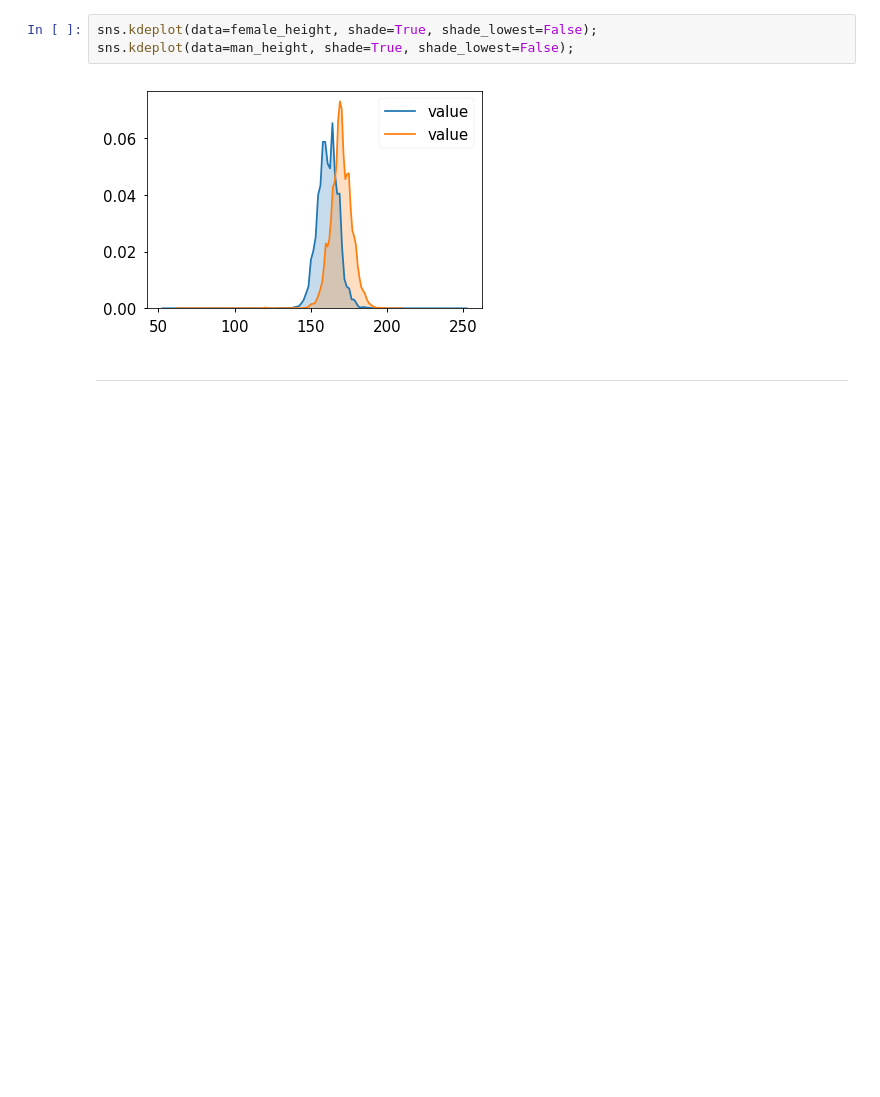
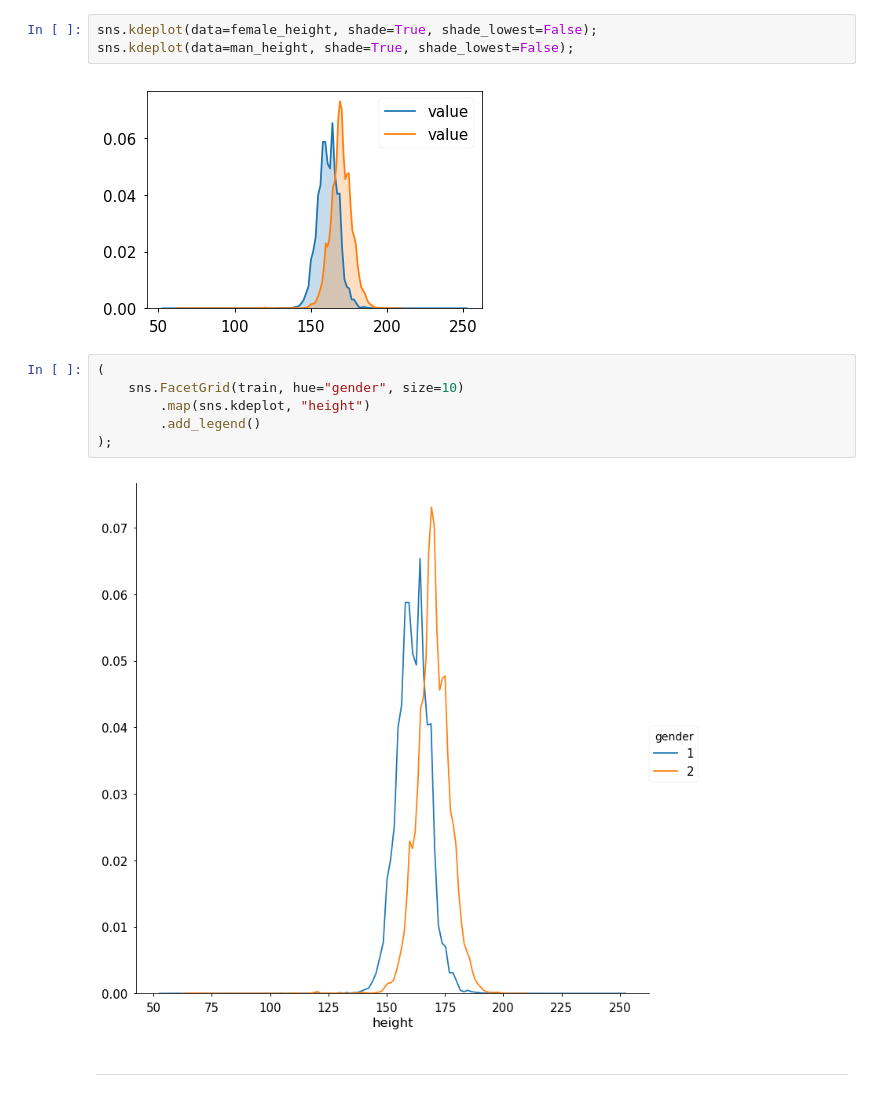
Before and after one commit to ivan-magda/mlcourse_open_homeworks, a Jupyter notebook: hw2_session3_visual_data_analysis.ipynb, the cells around one changed output. Saved outputs shown, nothing was run; the diff lists cells and outputs as text; blank space fills up the shorter version.

```diff
--- a/hw2_session3_visual_data_analysis.ipynb
+++ b/hw2_session3_visual_data_analysis.ipynb
@@ -278,6 +311,14 @@ sns.kdeplot(data=female_height, shade=True, shade_lowest=False);
 sns.kdeplot(data=man_height, shade=True, shade_lowest=False);
 # %% [output]
 [figure]
+# %%
+(
+    sns.FacetGrid(train, hue="gender", size=10)
+        .map(sns.kdeplot, "height")
+        .add_legend()
+);
+# %% [output]
+[figure, added]
 # %% [markdown]
 ---
 # %% [markdown]
```
Also changed, not shown: parts of 10 cells of this notebook.
